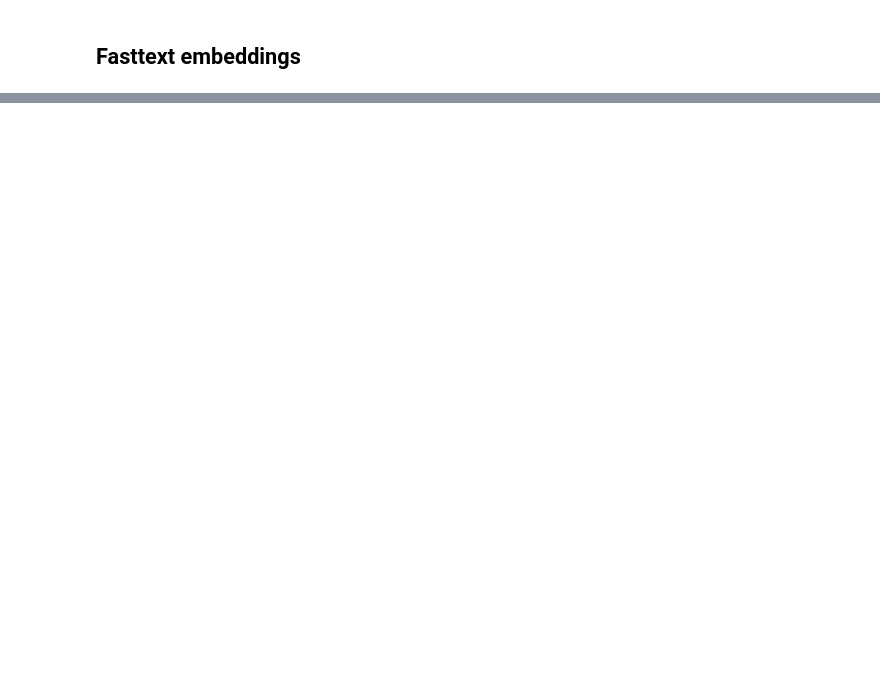
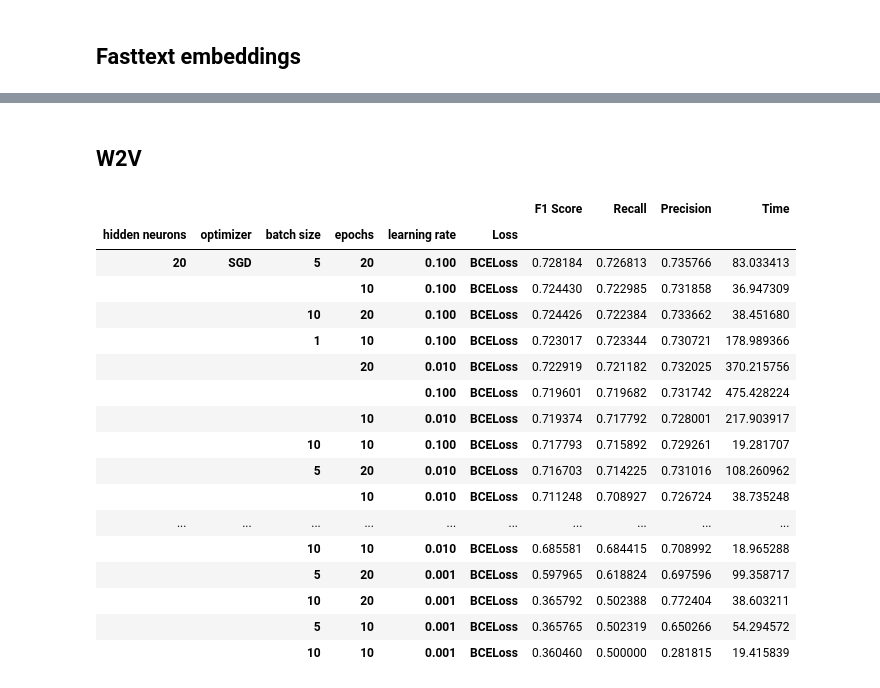
Before and after one commit to SaulUrso/Power-identification-Parlament, a Jupyter notebook: NN.ipynb, the cells around one changed output, grey strips where cells are left out. Cells and saved outputs as stored; diff of their text form; code cells hidden in the pictures; blank space fills up the shorter version.

```diff
--- a/NN.ipynb
+++ b/NN.ipynb
@@ -129,0 +620,26 @@ for idx, (tr_fold, val_fold) in enumerate(zip(X_train, X_val)):
+# %% [markdown]
+## W2V
+# %%
+# load previsouslt computed metrics from their csv file
+results_df = pd.read_csv(RES_DIR + "results-SimpleNN-w2v.csv")
+#compute metrics for each hyperparameter configuration
+results_df.groupby(["hidden neurons","optimizer","batch size","epochs","learning rate","Loss"]).mean().drop(columns="Fold").sort_values("F1 Score",ascending=False)
+# %% [output]
+|  |  |  |  |  |  | F1 Score | Recall | Precision | Time |
+| hidden neurons | optimizer | batch size | epochs | learning rate | Loss |  |  |  |  |
+| 20 | SGD | 5 | 20 | 0.100 | BCELoss | 0.728184 | 0.726813 | 0.735766 | 83.033413 |
+|  |  |  | 10 | 0.100 | BCELoss | 0.724430 | 0.722985 | 0.731858 | 36.947309 |
+|  |  | 10 | 20 | 0.100 | BCELoss | 0.724426 | 0.722384 | 0.733662 | 38.451680 |
+|  |  | 1 | 10 | 0.100 | BCELoss | 0.723017 | 0.723344 | 0.730721 | 178.989366 |
+|  |  |  | 20 | 0.010 | BCELoss | 0.722919 | 0.721182 | 0.732025 | 370.215756 |
+|  |  |  |  | 0.100 | BCELoss | 0.719601 | 0.719682 | 0.731742 | 475.428224 |
+|  |  |  | 10 | 0.010 | BCELoss | 0.719374 | 0.717792 | 0.728001 | 217.903917 |
+|  |  | 10 | 10 | 0.100 | BCELoss | 0.717793 | 0.715892 | 0.729261 | 19.281707 |
+|  |  | 5 | 20 | 0.010 | BCELoss | 0.716703 | 0.714225 | 0.731016 | 108.260962 |
+|  |  |  | 10 | 0.010 | BCELoss | 0.711248 | 0.708927 | 0.726724 | 38.735248 |
+| ... | ... | ... | ... | ... | ... | ... | ... | ... | ... |
+|  |  | 10 | 10 | 0.010 | BCELoss | 0.685581 | 0.684415 | 0.708992 | 18.965288 |
+|  |  | 5 | 20 | 0.001 | BCELoss | 0.597965 | 0.618824 | 0.697596 | 99.358717 |
+|  |  | 10 | 20 | 0.001 | BCELoss | 0.365792 | 0.502388 | 0.772404 | 38.603211 |
+|  |  | 5 | 10 | 0.001 | BCELoss | 0.365765 | 0.502319 | 0.650266 | 54.294572 |
+|  |  | 10 | 10 | 0.001 | BCELoss | 0.360460 | 0.500000 | 0.281815 | 19.415839 |
```
Also changed, not shown: parts of 12 cells of this notebook, 2 other files.
